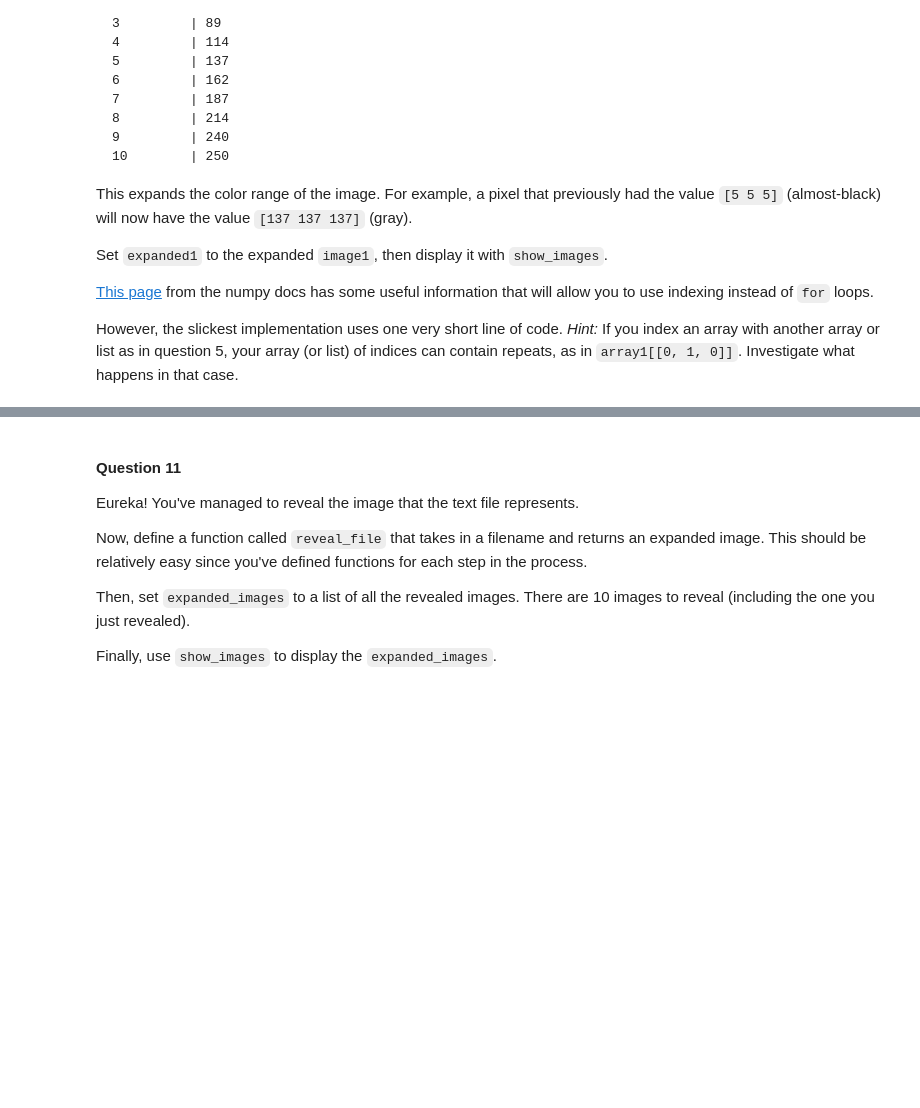
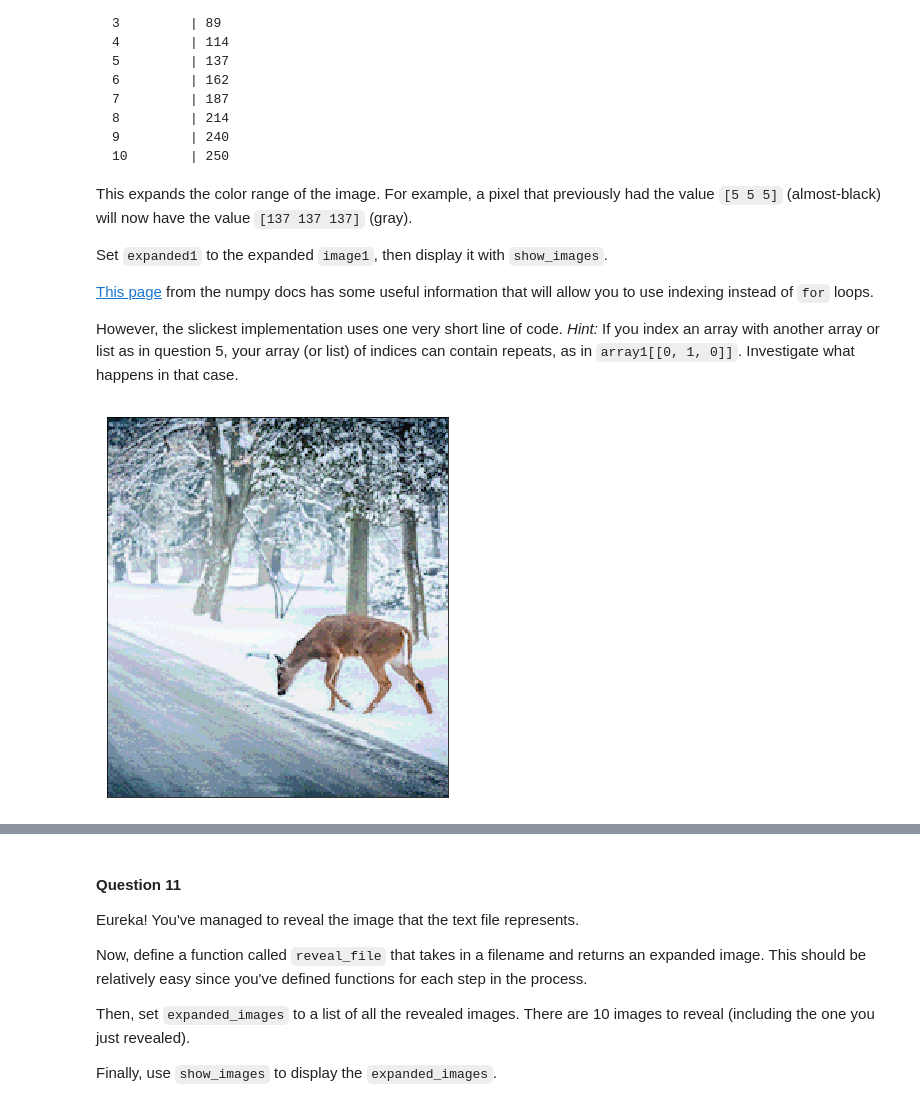
Before and after one commit to HaotianYu123/HaotianYu123.github.io, a Jupyter notebook: Assignments/HaotianYu_Assignment1.ipynb, the cells around one changed output, grey strips where cells are left out. Cells and saved outputs as stored; diff of their text form; code cells hidden in the pictures; blank space fills up the shorter version.

```diff
--- a/Assignments/HaotianYu_Assignment1.ipynb
+++ b/Assignments/HaotianYu_Assignment1.ipynb
@@ -694,14 +727,19 @@ However, the slickest implementation uses one very short line of code.
 array (or list) of indices can contain repeats, as in `array1[[0, 1, 0]]`.
 Investigate what happens in that case.
 # %%
+import math
 # This array is provided for your convenience.
 transformed = np.array([12, 37, 65, 89, 114, 137, 162, 187, 214, 240, 250])
 
 def expand_image_range(image):
-    ...
+    for i in range(len(transformed)):
+        image[image==i]=transformed[i]
+    return image
 
-expanded1 = ...
+expanded1 = expand_image_range(image1)
 show_images(expanded1)
+# %% [output]
+[figure, added]
 # %%
 _ = ok.grade('q10')
 _ = ok.backup()
```
Also changed, not shown: parts of 20 cells of this notebook.
